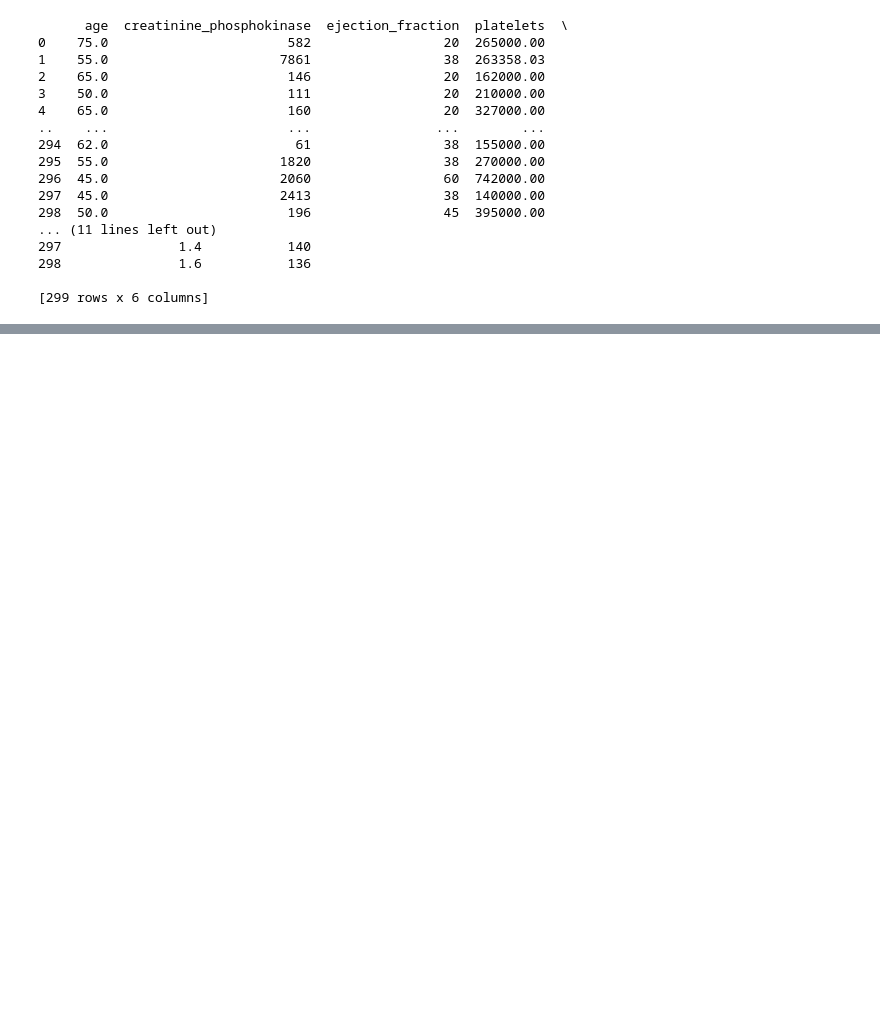
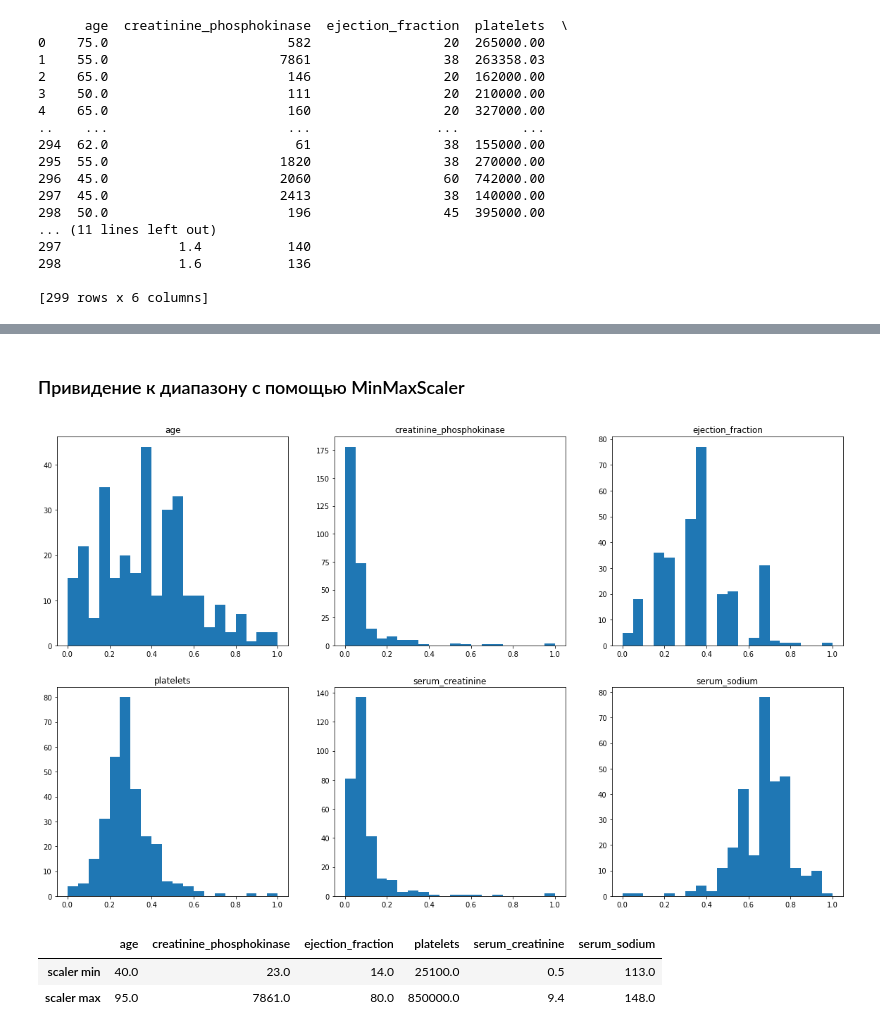
Before and after one commit to nevermore17/ML9383_VK, a Jupyter notebook: LAB/lab1/main.ipynb, the cells around one changed output, grey strips where cells are left out. Drawn from its saved outputs; the diff is of its cells as text; code cells hidden in the pictures; blank space fills up the shorter version.

```diff
--- a/LAB/lab1/main.ipynb
+++ b/LAB/lab1/main.ipynb
@@ -30,0 +134,20 @@ print(df) #Вывод датафрейма с данными для лаб. ра
+# %% [markdown]
+### Привидение к диапазону с помощью MinMaxScaler
+# %%
+min_max_scaler = preprocessing.MinMaxScaler().fit(data)
+data_min_max_scaled = min_max_scaler.transform(data)
+df_min_max_scaled = pd.DataFrame(data=data_min_max_scaled, columns=[
+    'age', 'creatinine_phosphokinase', 'ejection_fraction', 'platelets', 'serum_creatinine', 'serum_sodium'
+])
+plot_data_frame(df_min_max_scaled)
+# %% [output]
+[figure, added]
+# %%
+pd.DataFrame(
+    {"scaler min": min_max_scaler.data_min_, "scaler max": min_max_scaler.data_max_},
+    index=['age', 'creatinine_phosphokinase', 'ejection_fraction', 'platelets', 'serum_creatinine', 'serum_sodium']
+).T.round(2)
+# %% [output]
+|  | age | creatinine_phosphokinase | ejection_fraction | platelets | serum_creatinine | serum_sodium |
+| scaler min | 40.0 | 23.0 | 14.0 | 25100.0 | 0.5 | 113.0 |
+| scaler max | 95.0 | 7861.0 | 80.0 | 850000.0 | 9.4 | 148.0 |
```
Also changed, not shown: parts of 35 cells of this notebook.
